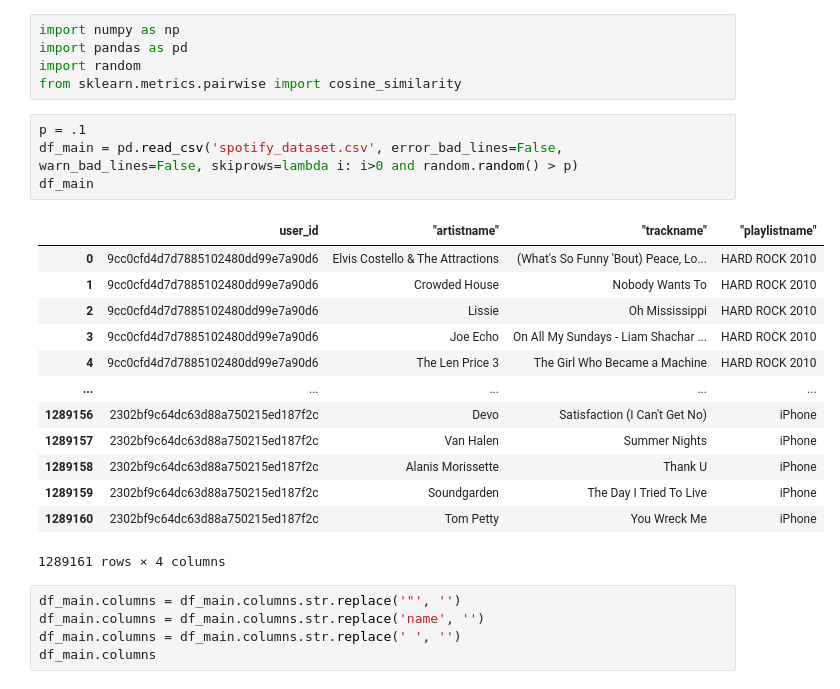
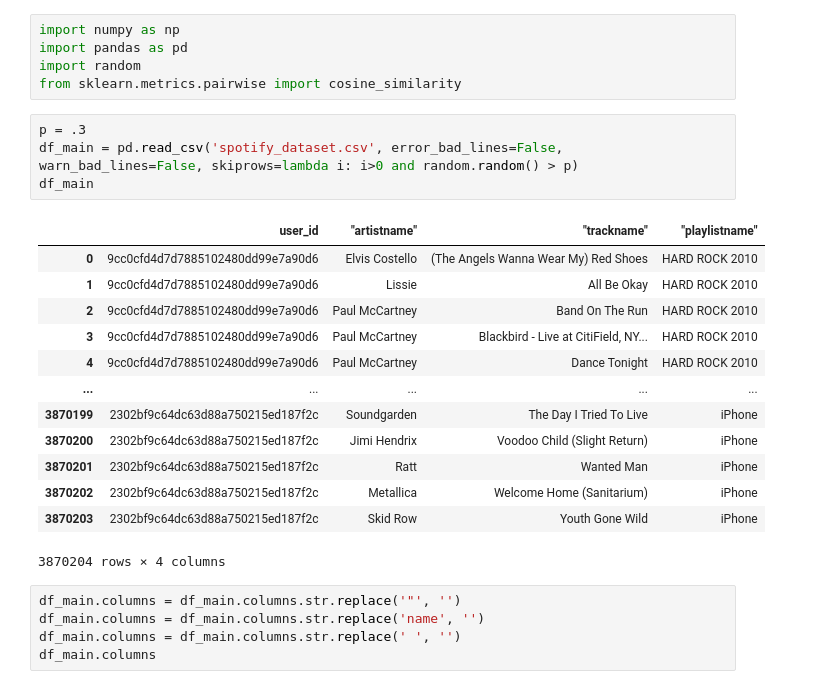
Before and after one commit to Akshay-Patil-15/Music-Recommender-System, a Jupyter notebook: MusicRecommendation_KNN.ipynb, the cells around one changed output. Saved outputs shown, nothing was run; the diff lists cells and outputs as text.

```diff
--- a/MusicRecommendation_KNN.ipynb
+++ b/MusicRecommendation_KNN.ipynb
@@ -4,23 +4,23 @@ import pandas as pd
 import random
 from sklearn.metrics.pairwise import cosine_similarity
 # %%
-p = .1
+p = .3
 df_main = pd.read_csv('spotify_dataset.csv', error_bad_lines=False, warn_bad_lines=False, skiprows=lambda i: i>0 and random.random() > p)
 df_main
 # %% [output]
 |  | user_id | "artistname" | "trackname" | "playlistname" |
-| 0 | 9cc0cfd4d7d7885102480dd99e7a90d6 | Elvis Costello & The Attractions | (What's So Funny 'Bout) Peace, Lo... | HARD ROCK 2010 |
-| 1 | 9cc0cfd4d7d7885102480dd99e7a90d6 | Crowded House | Nobody Wants To | HARD ROCK 2010 |
-| 2 | 9cc0cfd4d7d7885102480dd99e7a90d6 | Lissie | Oh Mississippi | HARD ROCK 2010 |
-| 3 | 9cc0cfd4d7d7885102480dd99e7a90d6 | Joe Echo | On All My Sundays - Liam Shachar ... | HARD ROCK 2010 |
-| 4 | 9cc0cfd4d7d7885102480dd99e7a90d6 | The Len Price 3 | The Girl Who Became a Machine | HARD ROCK 2010 |
+| 0 | 9cc0cfd4d7d7885102480dd99e7a90d6 | Elvis Costello | (The Angels Wanna Wear My) Red Shoes | HARD ROCK 2010 |
+| 1 | 9cc0cfd4d7d7885102480dd99e7a90d6 | Lissie | All Be Okay | HARD ROCK 2010 |
+| 2 | 9cc0cfd4d7d7885102480dd99e7a90d6 | Paul McCartney | Band On The Run | HARD ROCK 2010 |
+| 3 | 9cc0cfd4d7d7885102480dd99e7a90d6 | Paul McCartney | Blackbird - Live at CitiField, NY... | HARD ROCK 2010 |
+| 4 | 9cc0cfd4d7d7885102480dd99e7a90d6 | Paul McCartney | Dance Tonight | HARD ROCK 2010 |
 | ... | ... | ... | ... | ... |
-| 1289156 | 2302bf9c64dc63d88a750215ed187f2c | Devo | Satisfaction (I Can't Get No) | iPhone |
-| 1289157 | 2302bf9c64dc63d88a750215ed187f2c | Van Halen | Summer Nights | iPhone |
-| 1289158 | 2302bf9c64dc63d88a750215ed187f2c | Alanis Morissette | Thank U | iPhone |
-| 1289159 | 2302bf9c64dc63d88a750215ed187f2c | Soundgarden | The Day I Tried To Live | iPhone |
-| 1289160 | 2302bf9c64dc63d88a750215ed187f2c | Tom Petty | You Wreck Me | iPhone |
+| 3870199 | 2302bf9c64dc63d88a750215ed187f2c | Soundgarden | The Day I Tried To Live | iPhone |
+| 3870200 | 2302bf9c64dc63d88a750215ed187f2c | Jimi Hendrix | Voodoo Child (Slight Return) | iPhone |
+| 3870201 | 2302bf9c64dc63d88a750215ed187f2c | Ratt | Wanted Man | iPhone |
+| 3870202 | 2302bf9c64dc63d88a750215ed187f2c | Metallica | Welcome Home (Sanitarium) | iPhone |
+| 3870203 | 2302bf9c64dc63d88a750215ed187f2c | Skid Row | Youth Gone Wild | iPhone |
-1289161 rows × 4 columns
+3870204 rows × 4 columns
 # %%
 df_main.columns = df_main.columns.str.replace('"', '')
 df_main.columns = df_main.columns.str.replace('name', '')
```
Also changed, not shown: parts of 10 cells of this notebook.
